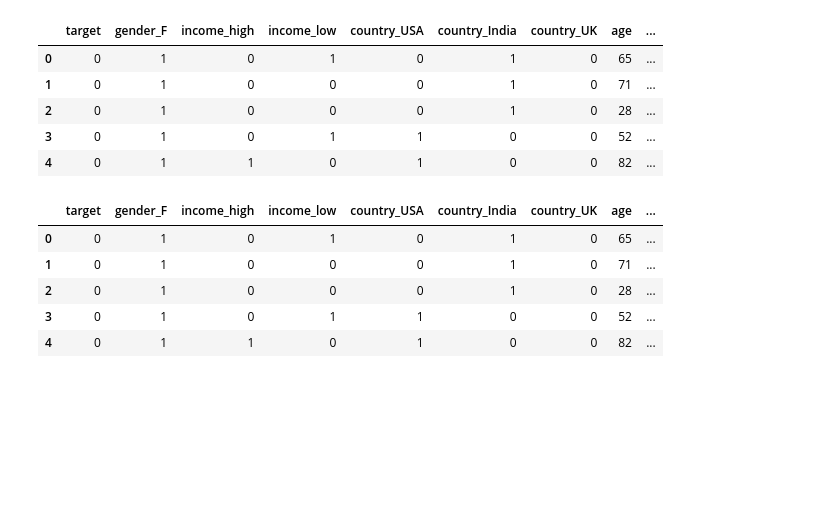
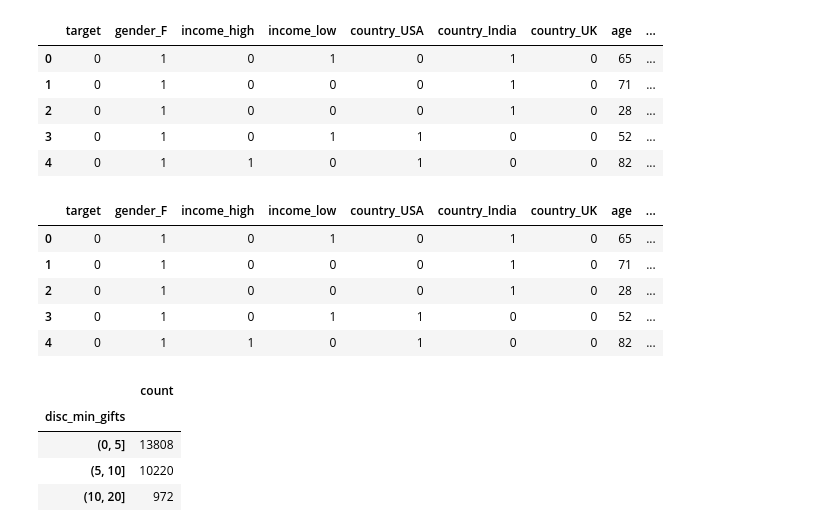
Before and after one commit to TangoMango223/schulich_MBAN6110, a Jupyter notebook: forward_stepwise_example/predictive_analytics_DC.ipynb, the cells around one changed output. Saved outputs shown, nothing was run; the diff lists cells and outputs as text; code cells hidden in the pictures; blank space fills up the shorter version.

```diff
--- a/forward_stepwise_example/predictive_analytics_DC.ipynb
+++ b/forward_stepwise_example/predictive_analytics_DC.ipynb
@@ -389,3 +389,19 @@ df.head()
 | 2 | 0 | 1 | 0 | 0 | 0 | 1 | 0 | 28 | ... |
 | 3 | 0 | 1 | 0 | 1 | 1 | 0 | 0 | 52 | ... |
 | 4 | 0 | 1 | 1 | 0 | 1 | 0 | 0 | 82 | ... |
+# %%
+# Force the size of the bins
+df["disc_min_gifts"] = pd.cut(df["number_gift"],[0, 5, 10, 20])
+# %%
+# Example of it working:
+b = df["disc_min_gifts"].value_counts()
+
+type(b)
+
+b.to_frame()
+# %% [output]
+|  | count |
+| disc_min_gifts |  |
+| (0, 5] | 13808 |
+| (5, 10] | 10220 |
+| (10, 20] | 972 |
```
Also changed, not shown: parts of 2 cells of this notebook.
